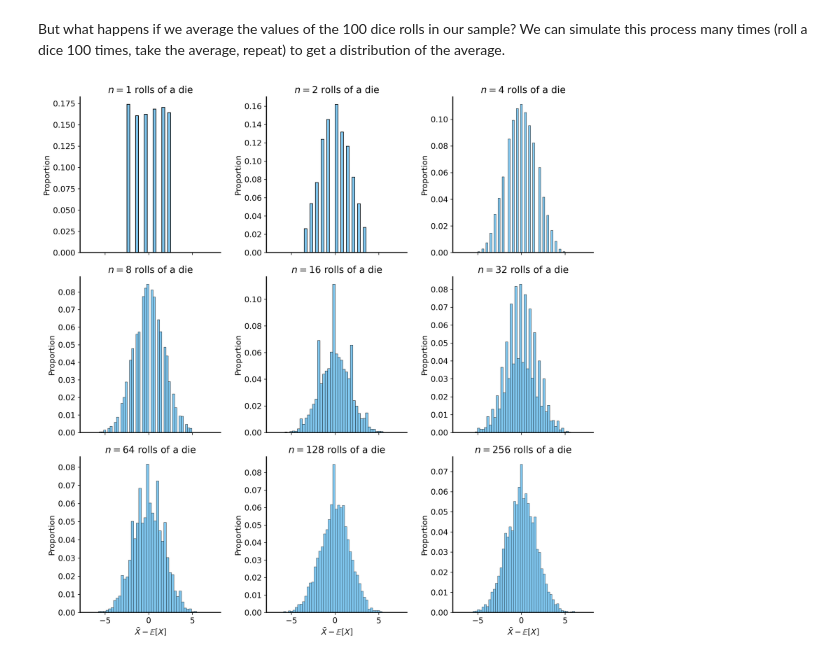
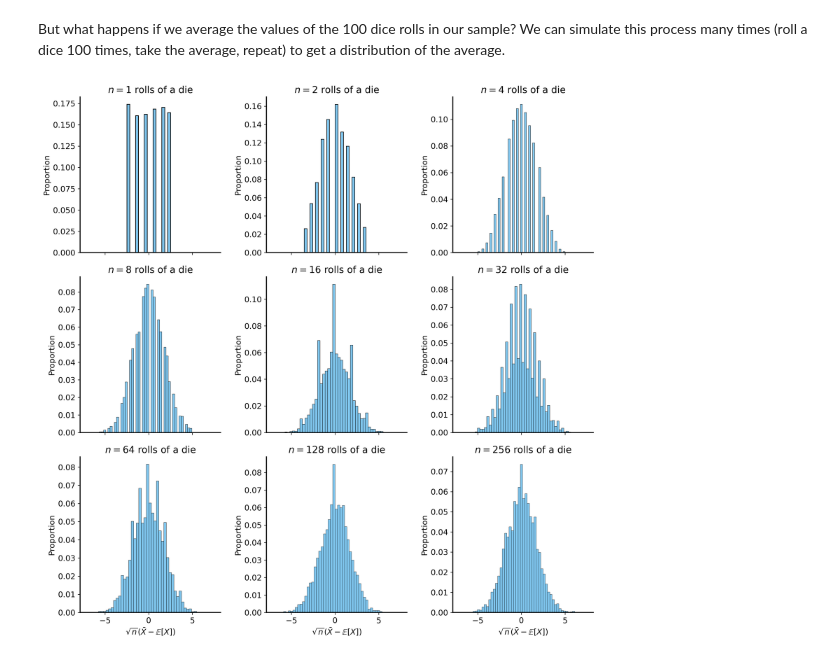
Before and after one commit to jrudoler-teaching/understanding-uncertainty, a Jupyter notebook: notebooks/lecture-04.ipynb, the cells around one changed output. Saved outputs shown, nothing was run; the diff lists cells and outputs as text; code cells hidden in the pictures.

```diff
--- a/notebooks/lecture-04.ipynb
+++ b/notebooks/lecture-04.ipynb
@@ -337,22 +337,22 @@ But what happens if we average the values of the 100 dice rolls in our sample? W
 # %%
 np.random.seed(42)  # for reproducibility
 fig, ax = plt.subplots(3, 3, figsize=(12, 12), sharex=True, sharey=False)
 ax = ax.flatten()
 
 for i, n in enumerate([1, 2, 4, 8, 16, 32, 64, 128, 256]):
     # Simulate (5000 times) rolling a die n times and taking the average
     sum_rolls_data = (np.random.randint(1, 7, size=(5000, n)).mean(axis=1) - 3.5) * np.sqrt(n)  # Centering around the mean (3.5) and scaling by sqrt(n)
     sum_rolls = pd.DataFrame({'sum_roll': sum_rolls_data})
 
     # Plot the histogram
     sns.histplot(data=sum_rolls, x='sum_roll', edgecolor="black", stat='proportion', ax=ax[i])
     ax[i].set_title(f"$n={n}$ rolls of a die")
-    ax[i].set_xlabel(r"$\bar{X} - \mathbb{E}[X]$")
+    ax[i].set_xlabel(r"$\sqrt{n}(\bar{X} - \mathbb{E}[X])$")
     ax[i].set_ylabel("Proportion")
 plt.tight_layout()
 plt.show()
 # %% [output]
-[figure, old version]
+[figure, new version]
 # %% [markdown]
 
 As you can see the distribution of the sum is approximately normal! It has the mean we would expect (3.5) and clearly values are clustered symmetrically around the mean.
```
Also changed, not shown: parts of 3 cells of this notebook, 36 other files.
